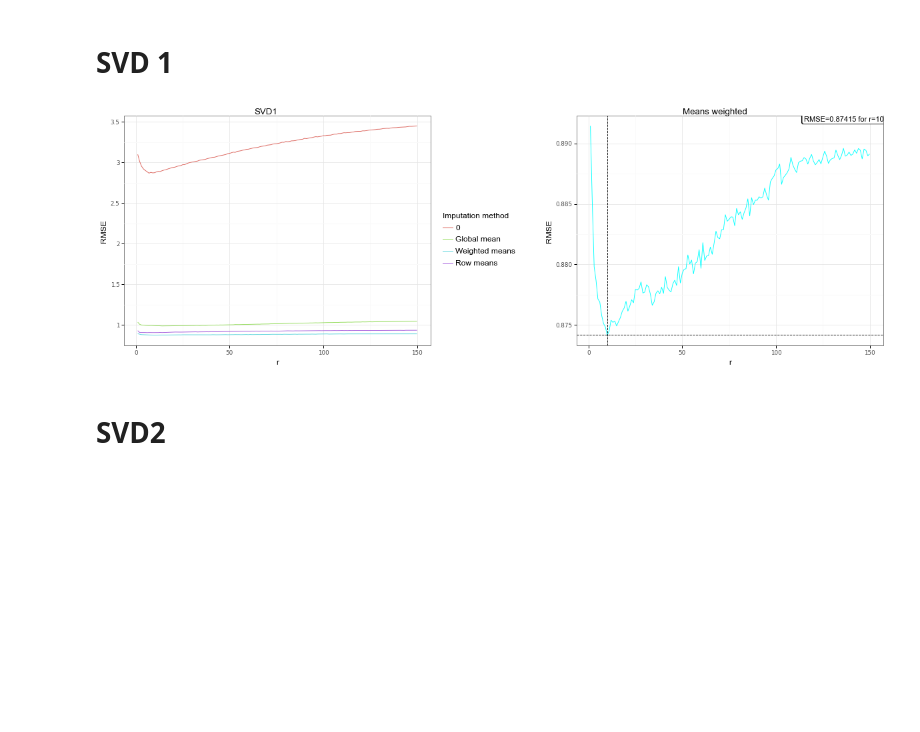
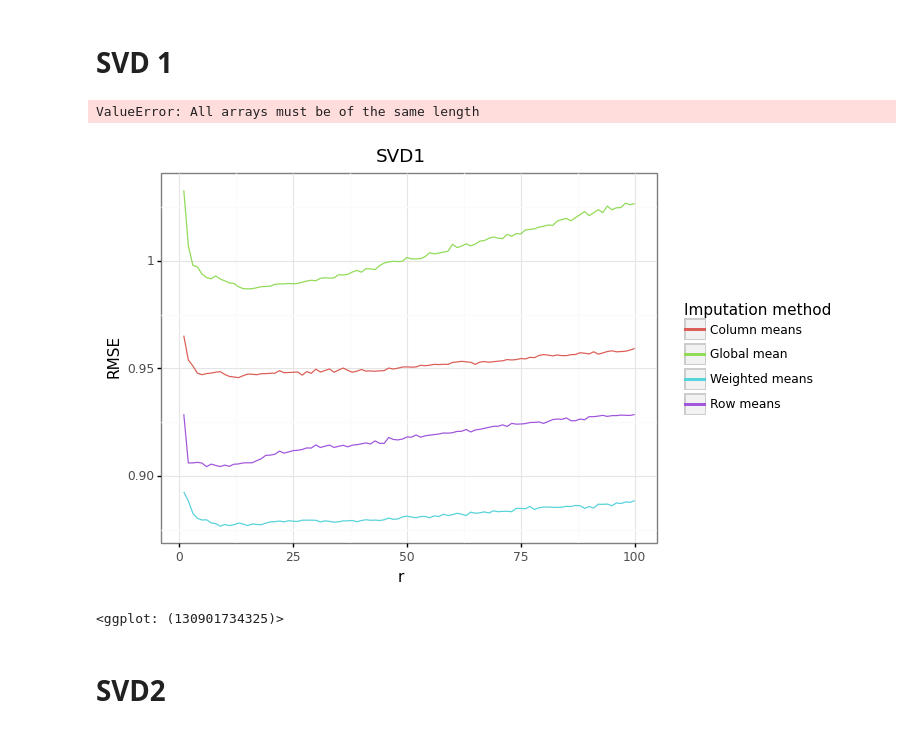
Before and after one commit to dmika1234/MoCaDR_proj1, a Jupyter notebook: src/presenting_results.ipynb, the cells around one changed output. Cells and saved outputs as stored; diff of their text form; code cells hidden in the pictures; blank space fills up the shorter version.

```diff
--- a/src/presenting_results.ipynb
+++ b/src/presenting_results.ipynb
@@ -32,12 +60,26 @@ res_reps = pd.read_csv('Results/results_reps.csv')
 res_reps_long = pd.melt(res_reps, id_vars=['r', 'rep'], value_vars=res_reps.columns[2:])
 # %% [markdown]
 # SVD 1
+# %%
+plot_svd1 = ggplot(res_svd1_long) + \
+    theme_bw() + \
+    geom_line(aes(x='r', y='value', color='variable')) + \
+    labs(y="RMSE", color="Imputation method", title="SVD1") + \
+    scale_color_discrete(labels=['0', 'Column means', 'Global mean', 'Weighted means', 'Row means'])
+plot_svd1
+# %% [output]
+ValueError: All arrays must be of the same length
+# %%
+plot_svd12 = ggplot(res_svd1_long[res_svd1_long['variable'] != 'rmse_0']) + \
+    theme_bw() + \
+    geom_line(aes(x='r', y='value', color='variable')) + \
+    labs(y="RMSE", color="Imputation method", title="SVD1") + \
+    scale_color_discrete(labels=['Column means', 'Global mean', 'Weighted means', 'Row means'])
+plot_svd12
+# %% [output]
+[figure, added]
+<ggplot: (130901734325)>
 # %%
-plot_svd1 = ggplot(res_svd1_long) + \
-    theme_bw() + \
-    geom_line(aes(x='r', y='value', color='variable')) + \
-    labs(y="RMSE", color="Imputation method", title="SVD1") + \
-    scale_color_discrete(labels=['0', 'Global mean', 'Weighted means', 'Row means'])
 plot_svd1_w = ggplot(res_svd1_long[res_svd1_long['variable'] == 'rmse_means_weighted']) + \
     theme_bw() + \
     geom_line(aes(x='r', y='value'), color='cyan') + \
@@ -49,8 +91,6 @@ p1 = pw.load_ggplot(plot_svd1)
 p2 = pw.load_ggplot(plot_svd1_w)
 plot_svd1w = p1|p2
 plot_svd1w.savefig('Report/fig/svd1_all.png')
-# %% [output]
-[figure, removed]
 # %% [markdown]
 # SVD2
 # %%
```
Also changed, not shown: parts of 3 cells of this notebook, 8 other files.
